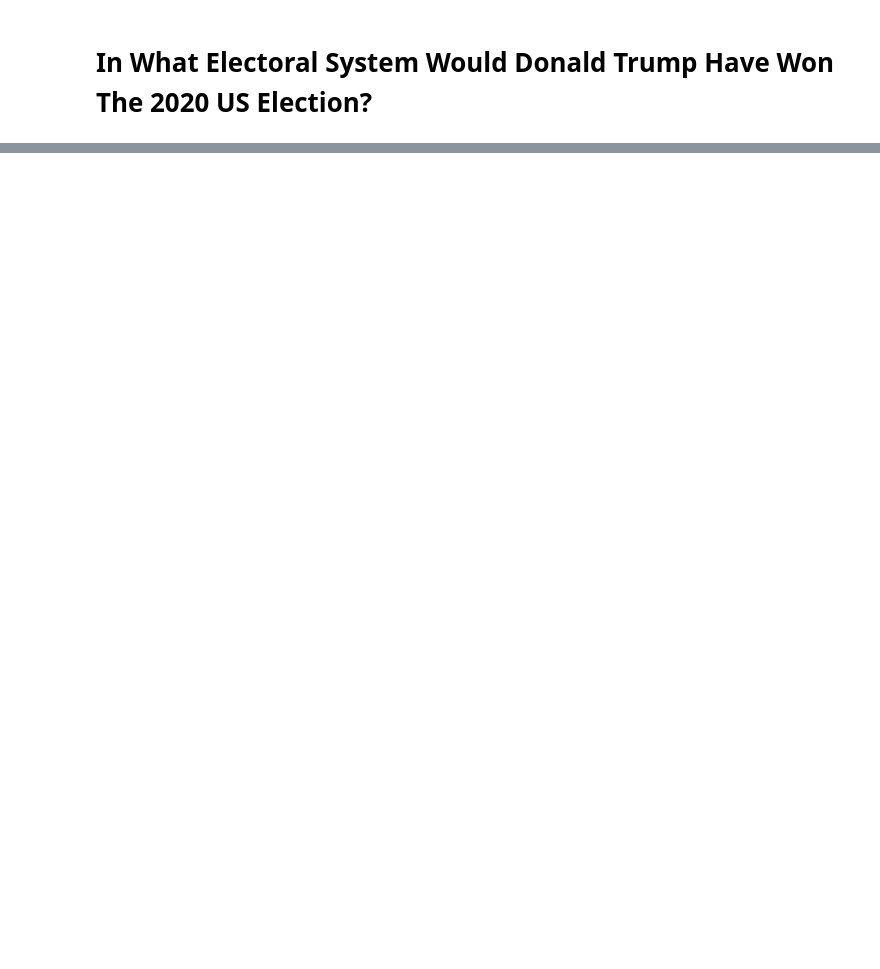
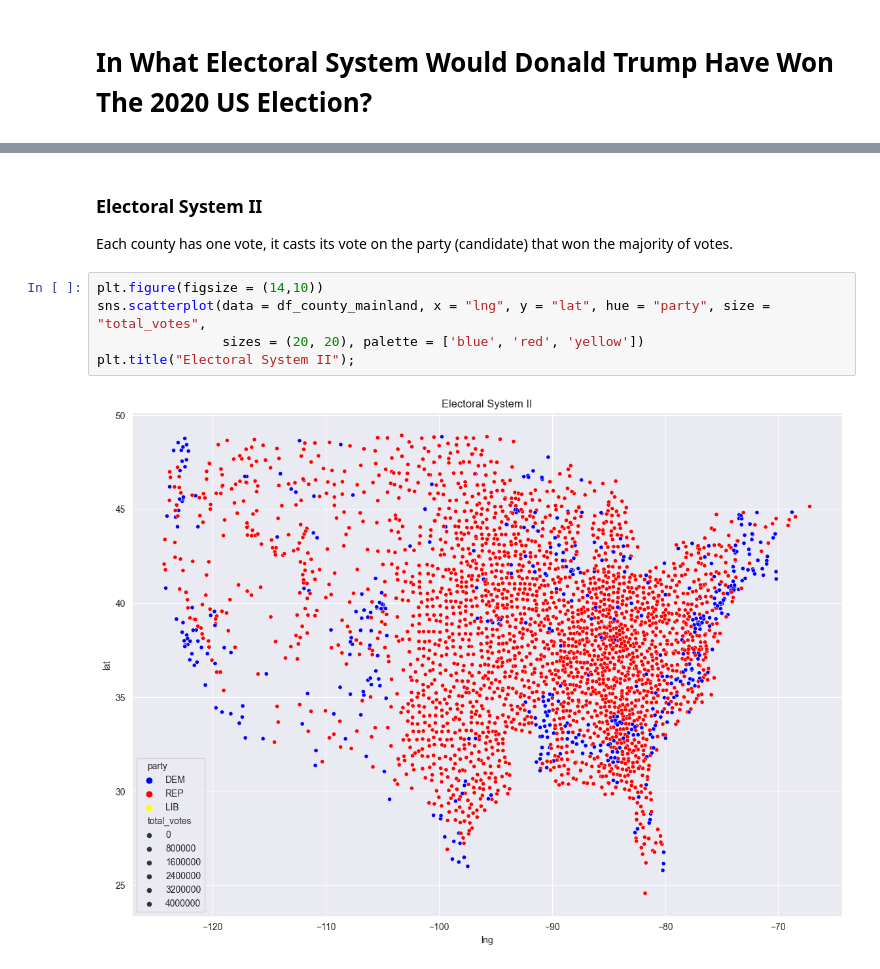
Before and after one commit to AllysonCui/ECO225, a Jupyter notebook: Code/Project 1/Project 1.ipynb, the cells around one changed output, grey strips where cells are left out. Drawn from its saved outputs; the diff is of its cells as text; blank space fills up the shorter version.

```diff
--- a/Code/Project 1/Project 1.ipynb
+++ b/Code/Project 1/Project 1.ipynb
@@ -49,0 +342,10 @@ This paper has only used president_county.csv, president_county_candidate_candid
+# %% [markdown]
+### Electoral System II
+Each county has one vote, it casts its vote on the party (candidate) that won the majority of votes.
+# %%
+plt.figure(figsize = (14,10))
+sns.scatterplot(data = df_county_mainland, x = "lng", y = "lat", hue = "party", size = "total_votes",
+                sizes = (20, 20), palette = ['blue', 'red', 'yellow'])
+plt.title("Electoral System II");
+# %% [output]
+[figure, added]
```
Also changed, not shown: parts of 40 cells of this notebook, 2 other files.
